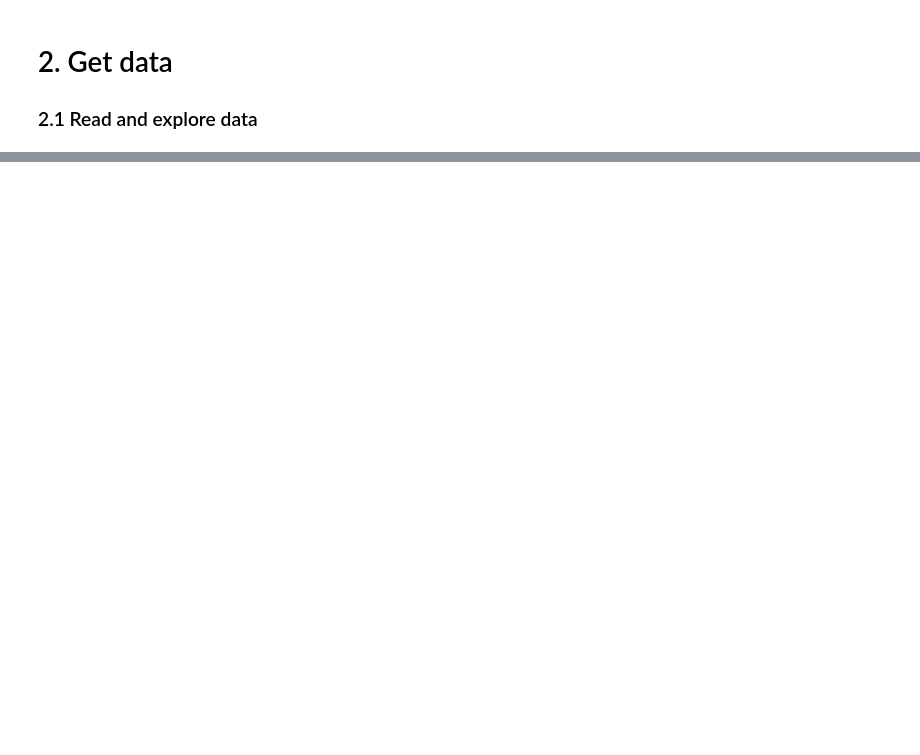
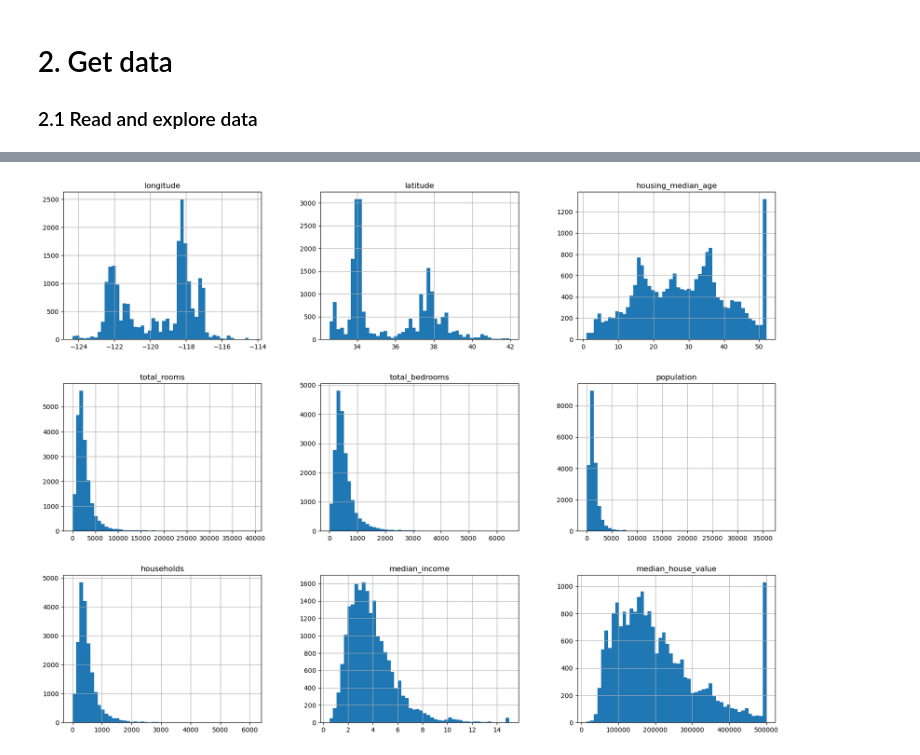
Before and after one commit to tienphatnguyendev/housing_price_prediction, a Jupyter notebook: Housing Price Prediction.ipynb, the cells around one changed output, grey strips where cells are left out. Cells and saved outputs as stored; diff of their text form; code cells hidden in the pictures; blank space fills up the shorter version.

Commit message:
data exploration

```diff
--- a/Housing Price Prediction.ipynb
+++ b/Housing Price Prediction.ipynb
@@ -55,0 +104,5 @@ housing_data.head()
+# %%
+housing_data.hist(bins=50, figsize=(20,15))
+plt.show()
+# %% [output]
+[figure, added]
```
Also changed, not shown: parts of 16 cells of this notebook.
